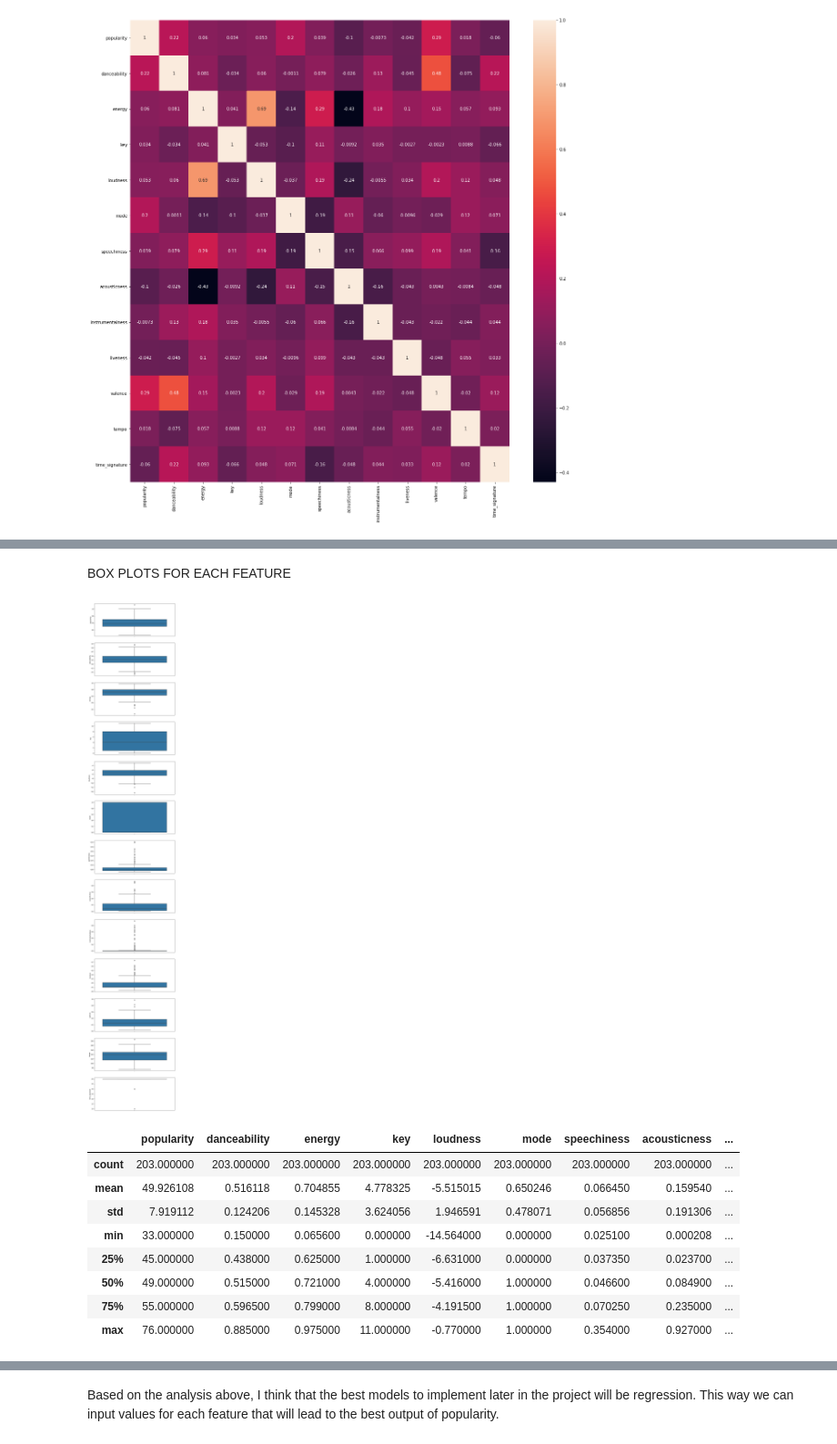
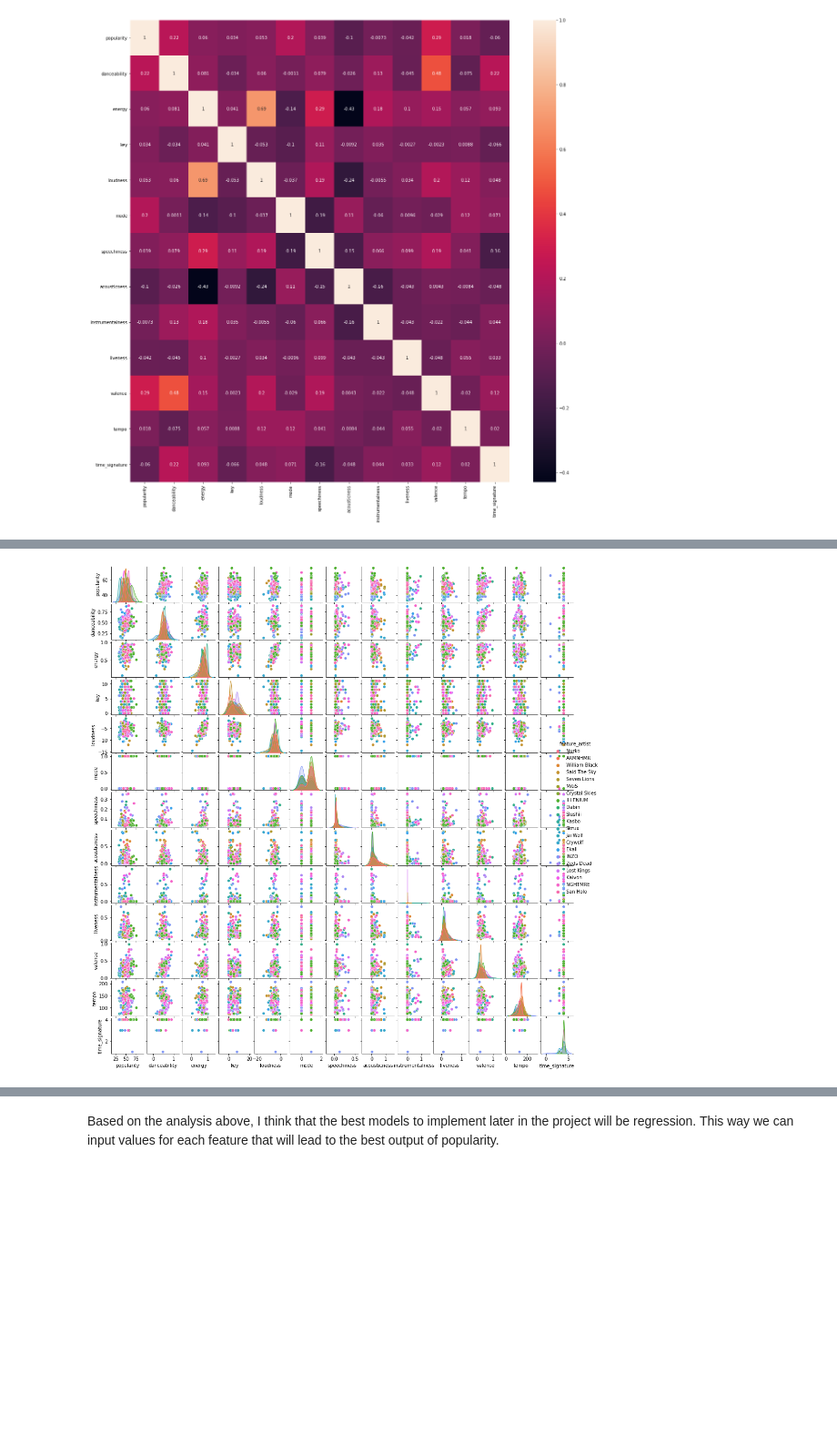
Before and after one commit to KnudsenNathan/SpringBoard, a Jupyter notebook: Capstone_3_Spotify_EDA.ipynb, the cells around one changed output, grey strips where cells are left out. Shown at 91% size. Cells and saved outputs as stored; diff of their text form; code cells hidden in the pictures; blank space fills up the shorter version.

```diff
--- a/Capstone_3_Spotify_EDA.ipynb
+++ b/Capstone_3_Spotify_EDA.ipynb
@@ -9,11 +11,7 @@ import numpy as np
 import os.path
 
 import warnings
-warnings.simplefilter(action="ignore", category=FutureWarning)
-warnings.filterwarnings(action="ignore", module="scipy", message="^internal gelsd")
+warnings.simplefilter(action="ignore")
+warnings.filterwarnings(action="ignore")
+
+df = pd.read_csv('capstone3_data.csv', index_col=0)
-# %%
-df = pd.read_csv('all_tracks_capstone3.csv', index_col=0)
-# %%
-#Some Artists had characters in their name that needed replaced so that the code could run without throwing errors.
-#we will replace $ with z
-df.loc[df['artists'].str.find('$') != -1,['artists']] = df['artists'].str.replace('$', 'z')
@@ -22,30 +17,0 @@ I want to be able to differentiate between feature artists for my analysis, this
-# %%
-#grabbing every artist and placing them in a list
-artistList = []
-for i,x in df.loc[:,['artists']].iteritems():
-    for row in x.str.split(','):
-        for artist in row:
-            artist = artist.strip()
-            artistList.append(artist)
-
-
-#preparation for creating a dataframe
-counts = []
-unique_artists = np.unique(np.array(artistList))
-for artist in unique_artists:
-    counts.append(artistList.count(artist))
-
-#creating a small dataframe to get the number of tracks each artist is included in. My original 21 artists will have the highest
-#number of tracks.
-countsdf = pd.DataFrame(list(zip(unique_artists,counts)), columns =['Feature_Artist', 'Count'])
-countsdf = countsdf.loc[countsdf['Count'] >= 9, :]
-
-#with my filtered dataframe I can now determine who the featured artist is. I will iterate through each row, checking if
-#the artist in question is in the artistList for this row. if so, then the artist will be assigned to the feature_artist column
-df['feature_artist'] = np.nan
-for i,x in df.loc[:,['artists']].iteritems():
-    for row in x:
-        for p, y in countsdf.loc[:,['Feature_Artist']].iteritems():
-            for fRow in y:
-                if row.find(fRow) != -1:
-                    df.loc[df['artists'] == row, ['feature_artist']] = fRow
@@ -68,30 +45,0 @@ sns.barplot(x="feature_artist", y="popularity", data=df)
-# %% [markdown]
-BOX PLOTS FOR EACH FEATURE
-# %%
-def my_boxplot(cols):
-    plt.figure(figsize=(10,len(cols) *5))
-    for i in range(len(cols)):
-        plt.subplot(len(cols),1,(i+1))
-        sns.boxplot(y=cols[i],data=df)
-
-
-
-numFeatures = list(df.columns)
-numFeatures
-for x in ['artists','id','name','feature_artist']:
-    numFeatures.remove(x)
-my_boxplot(numFeatures)
-# %% [output]
-[figure, removed]
-# %%
-df.describe()
-# %% [output]
-|  | popularity | danceability | energy | key | loudness | mode | speechiness | acousticness | ... |
-| count | 203.000000 | 203.000000 | 203.000000 | 203.000000 | 203.000000 | 203.000000 | 203.000000 | 203.000000 | ... |
-| mean | 49.926108 | 0.516118 | 0.704855 | 4.778325 | -5.515015 | 0.650246 | 0.066450 | 0.159540 | ... |
-| std | 7.919112 | 0.124206 | 0.145328 | 3.624056 | 1.946591 | 0.478071 | 0.056856 | 0.191306 | ... |
-| min | 33.000000 | 0.150000 | 0.065600 | 0.000000 | -14.564000 | 0.000000 | 0.025100 | 0.000208 | ... |
-| 25% | 45.000000 | 0.438000 | 0.625000 | 1.000000 | -6.631000 | 0.000000 | 0.037350 | 0.023700 | ... |
-| 50% | 49.000000 | 0.515000 | 0.721000 | 4.000000 | -5.416000 | 1.000000 | 0.046600 | 0.084900 | ... |
-| 75% | 55.000000 | 0.596500 | 0.799000 | 8.000000 | -4.191500 | 1.000000 | 0.070250 | 0.235000 | ... |
-| max | 76.000000 | 0.885000 | 0.975000 | 11.000000 | -0.770000 | 1.000000 | 0.354000 | 0.927000 | ... |
@@ -99,0 +46,5 @@ df.to_csv('capstone3_data.csv')
+# %%
+g = sns.pairplot(df, hue='feature_artist')
+g.fig.set_size_inches(15,15)
+# %% [output]
+[figure, added]
```
Also changed, not shown: parts of 19 cells of this notebook.
